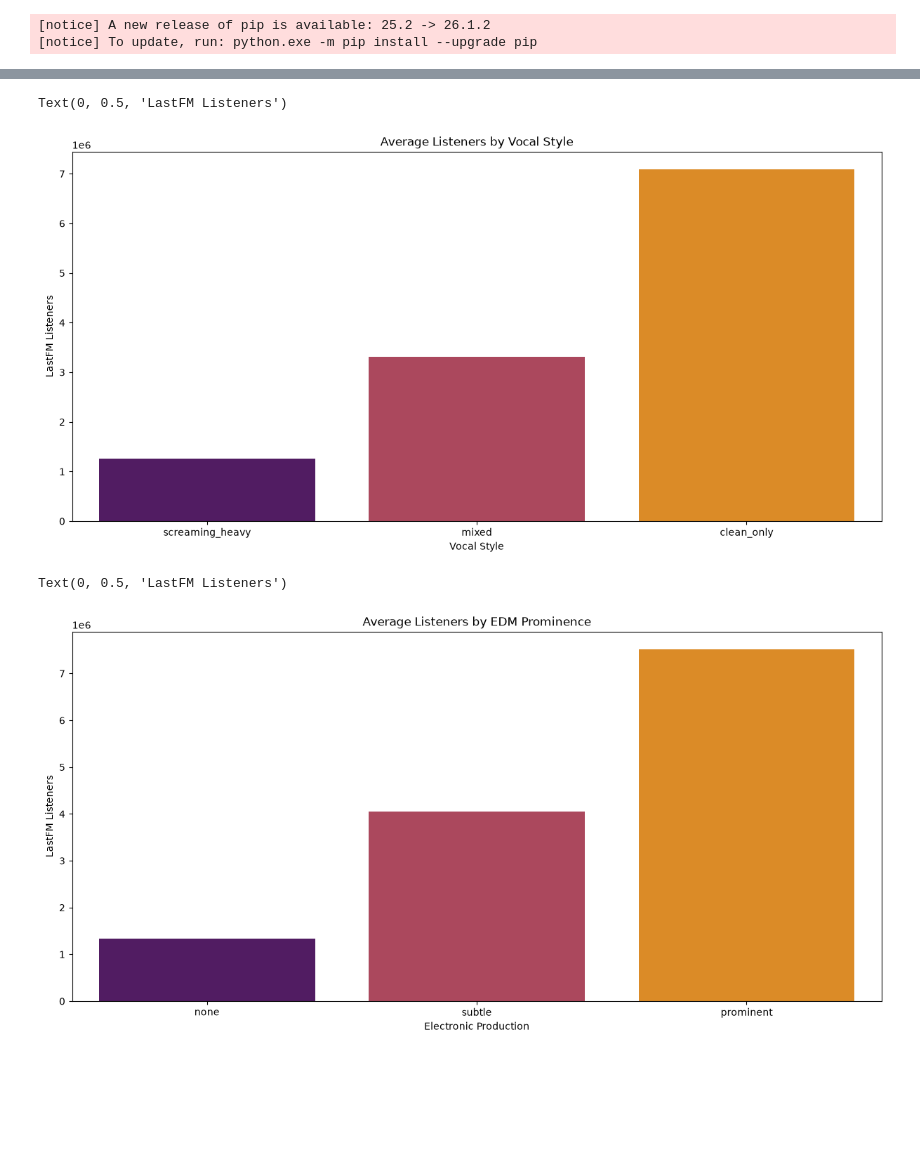
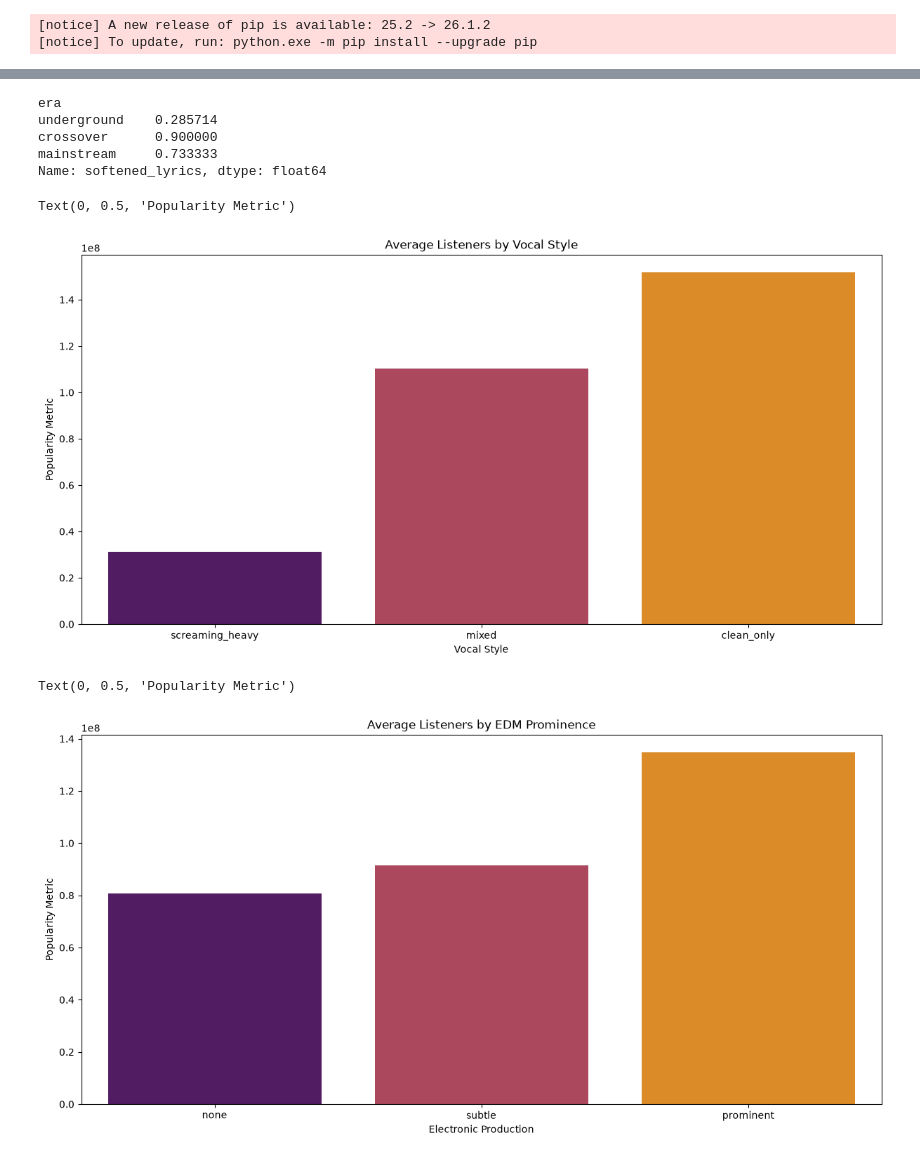
Before and after one commit to Inc-pixel/metalcore-crossover-analysis, a Jupyter notebook: Jupyter.ipynb, the cells around one changed output, grey strips where cells are left out. Drawn from its saved outputs; the diff is of its cells as text; code cells hidden in the pictures; blank space fills up the shorter version.

```diff
--- a/Jupyter.ipynb
+++ b/Jupyter.ipynb
@@ -67,6 +67,6 @@ from sklearn.ensemble import RandomForestRegressor
 import warnings
 warnings.filterwarnings('ignore')
 # %%
-df= pd.read_csv('metalcore_dataset.csv')
+df= pd.read_csv('metalcore_dataset_hand_annotated.csv')
 df.head()
 # %% [output]
@@ -115,12 +122,12 @@ df.describe().transpose()
 # %%
 fig, axes = plt.subplots(1, 2, figsize=(14, 5))
 
-axes[0].hist(df['lastfm_listeners'], bins=50, color='steelblue', edgecolor='black')
+axes[0].hist(df['popularity_metric'], bins=50, color='steelblue', edgecolor='black')
 axes[0].set_title('Listener Distribution (raw)')
-axes[0].set_xlabel('Last.fm Listeners')
+axes[0].set_xlabel('Spotify Streams')
 
 # Chart 2: log scale — much easier to read and interpret
-df['log_listeners'] = np.log10(df['lastfm_listeners'])
+df['log_listeners'] = np.log10(df['popularity_metric'] + 1)  # +1 to avoid log(0)
 
 axes[1].hist(df['log_listeners'], bins=50, color='mediumpurple', edgecolor='black')
 axes[1].set_title('Listener Distribution (log scale)')
@@ -190,0 +202,12 @@ print(df[['dropped_tuning', 'tuning_num']].head(10))
+# %%
+era_order = ['underground', 'crossover', 'mainstream']
+
+# One composite score for "how metalcore is this song" instead of four correlated ordinals
+df['heaviness_index'] = df['breakdown_num'] + df['vocal_num'] + df['complexity_num'] + df['tuning_num']
+df['polish_index'] = df['electronic_num']
+df['heaviness_minus_polish'] = df['heaviness_index'] - df['polish_index']
+
+# The literal crossover signature: clean vocals + prominent electronic production together
+df['vocal_x_electronic'] = df['vocal_num'] * df['electronic_num']
+
+df.groupby('era')[['heaviness_index', 'polish_index', 'heaviness_minus_polish', 'vocal_x_electronic']].mean().reindex(era_order)
@@ -191,21 +232,36 @@ print(df[['dropped_tuning', 'tuning_num']].head(10))
+# %%
+# lyrical_theme is nominal (no inherent order) -> one-hot encode rather than mapping to a single number
+theme_dummies = pd.get_dummies(df['lyrical_theme'], prefix='theme')
+df = pd.concat([df, theme_dummies], axis=1)
+
+# Binary split that tracks the same heavy -> mainstream narrative as the musical features
+df['softened_lyrics'] = df['lyrical_theme'].isin(['personal', 'pop_romance']).astype(int)
+
+df.groupby('era')['softened_lyrics'].mean().reindex(era_order)
+# %% [output]
+era
+underground    0.285714
+crossover      0.900000
+mainstream     0.733333
+Name: softened_lyrics, dtype: float64
 # %%
 plt.figure(figsize=(12,6), layout="constrained")
-avg = df.groupby('vocal_style')['lastfm_listeners'].mean().sort_values()
+avg = df.groupby('vocal_style')['popularity_metric'].mean().sort_values()
 voc_edmchart = sn.barplot(x = avg.index, y=avg.values, palette = 'inferno').set(title = 'Average Listeners by Vocal Style')
 plt.xlabel("Vocal Style")
-plt.ylabel("LastFM Listeners")
+plt.ylabel("Popularity Metric")
 # %% [output]
-Text(0, 0.5, 'LastFM Listeners')
+Text(0, 0.5, 'Popularity Metric')
-[figure, old version]
+[figure, new version]
 # %%
 plt.figure(figsize=(12,6), layout="constrained")
-avg = df.groupby('electronic_production')['lastfm_listeners'].mean().sort_values()
+avg = df.groupby('electronic_production')['popularity_metric'].mean().sort_values()
 voc_edmchart = sn.barplot(x = avg.index, y=avg.values, palette = 'inferno').set(title = 'Average Listeners by EDM Prominence')
 plt.xlabel("Electronic Production")
-plt.ylabel("LastFM Listeners")
+plt.ylabel("Popularity Metric")
 # %% [output]
-Text(0, 0.5, 'LastFM Listeners')
+Text(0, 0.5, 'Popularity Metric')
-[figure, old version]
+[figure, new version]
 # %%
 corr_df = df.drop(["era", "album", "band", "song", "log_listeners"], axis=1).corr(method='pearson', numeric_only=True)
 plt.figure(figsize=(12,8))
```
Also changed, not shown: parts of 18 cells of this notebook.
